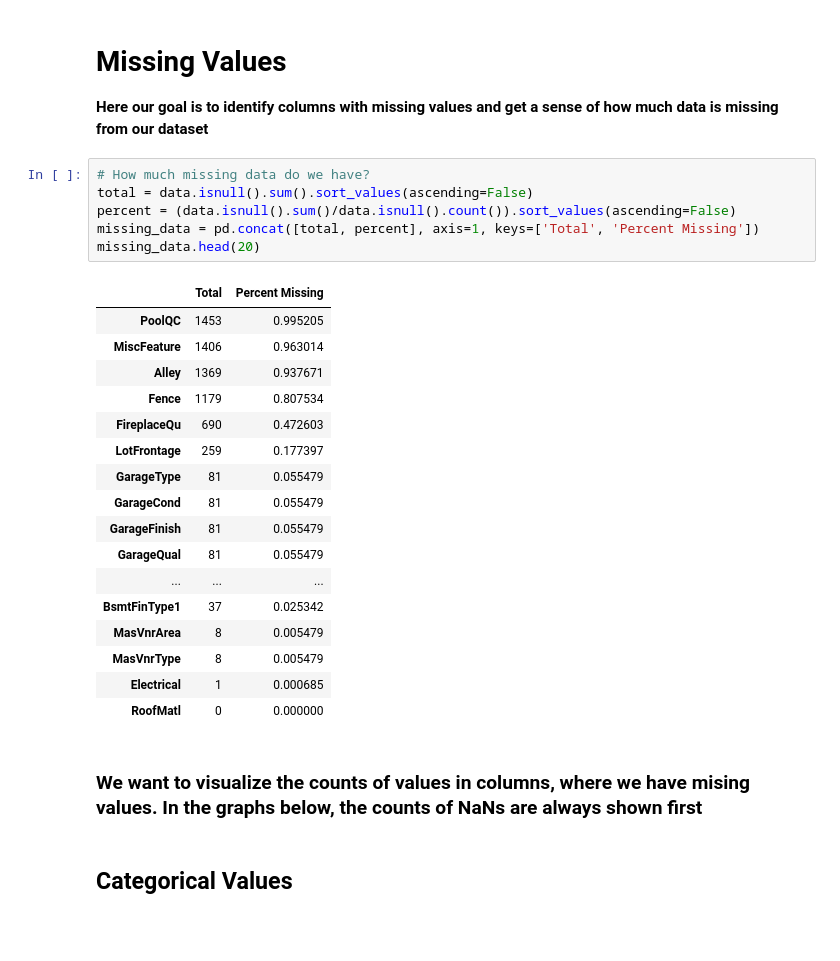
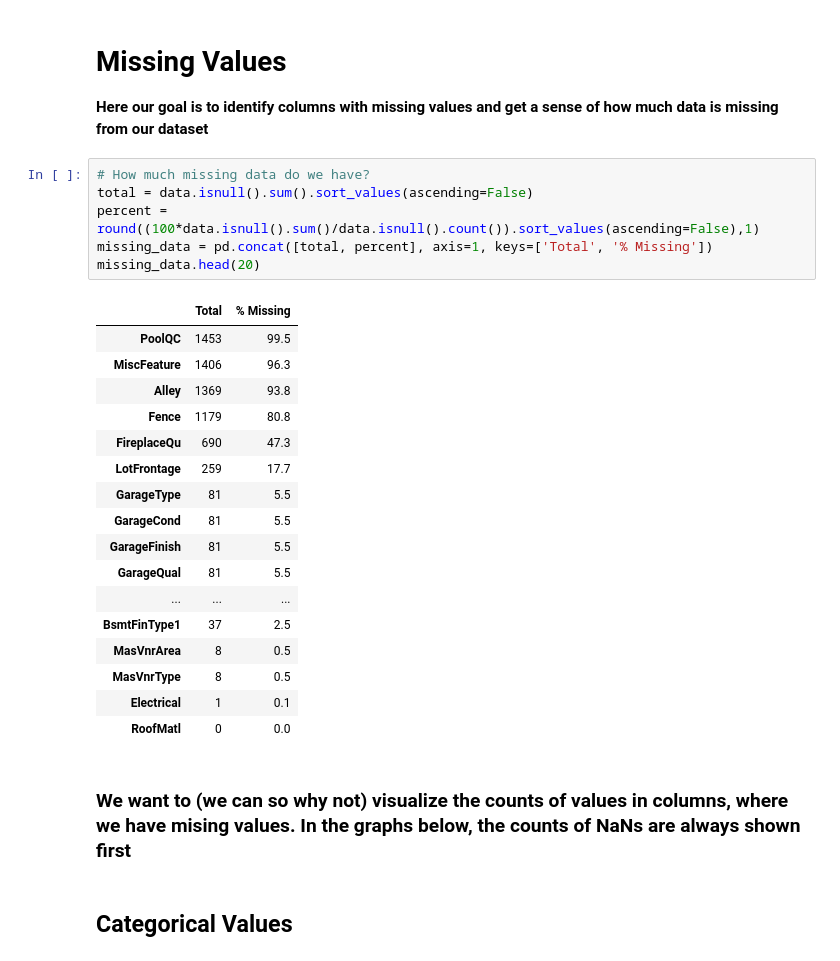
Before and after one commit to iulsko/for_Kaggle, a Jupyter notebook: Housing_vis.ipynb, the cells around one changed output. Cells and saved outputs as stored; diff of their text form; blank space fills up the shorter version.

```diff
--- a/Housing_vis.ipynb
+++ b/Housing_vis.ipynb
@@ -30,29 +43,29 @@ plt.legend()
 # %%
 # How much missing data do we have?
 total = data.isnull().sum().sort_values(ascending=False)
-percent = (data.isnull().sum()/data.isnull().count()).sort_values(ascending=False)
-missing_data = pd.concat([total, percent], axis=1, keys=['Total', 'Percent Missing'])
+percent = round((100*data.isnull().sum()/data.isnull().count()).sort_values(ascending=False),1)
+missing_data = pd.concat([total, percent], axis=1, keys=['Total', '% Missing'])
 missing_data.head(20)
 # %% [output]
-|  | Total | Percent Missing |
-| PoolQC | 1453 | 0.995205 |
-| MiscFeature | 1406 | 0.963014 |
-| Alley | 1369 | 0.937671 |
-| Fence | 1179 | 0.807534 |
-| FireplaceQu | 690 | 0.472603 |
-| LotFrontage | 259 | 0.177397 |
-| GarageType | 81 | 0.055479 |
-| GarageCond | 81 | 0.055479 |
-| GarageFinish | 81 | 0.055479 |
-| GarageQual | 81 | 0.055479 |
+|  | Total | % Missing |
+| PoolQC | 1453 | 99.5 |
+| MiscFeature | 1406 | 96.3 |
+| Alley | 1369 | 93.8 |
+| Fence | 1179 | 80.8 |
+| FireplaceQu | 690 | 47.3 |
+| LotFrontage | 259 | 17.7 |
+| GarageType | 81 | 5.5 |
+| GarageCond | 81 | 5.5 |
+| GarageFinish | 81 | 5.5 |
+| GarageQual | 81 | 5.5 |
 | ... | ... | ... |
-| BsmtFinType1 | 37 | 0.025342 |
-| MasVnrArea | 8 | 0.005479 |
-| MasVnrType | 8 | 0.005479 |
-| Electrical | 1 | 0.000685 |
-| RoofMatl | 0 | 0.000000 |
+| BsmtFinType1 | 37 | 2.5 |
+| MasVnrArea | 8 | 0.5 |
+| MasVnrType | 8 | 0.5 |
+| Electrical | 1 | 0.1 |
+| RoofMatl | 0 | 0.0 |
 # %% [markdown]
-### We want to visualize the counts of values in columns, where we have mising values. In the graphs below, the counts of NaNs are always shown first
+### We want to (we can so why not) visualize the counts of values in columns, where we have mising values. In the graphs below, the counts of NaNs are always shown first
 # %% [markdown]
 ## Categorical Values
 # %%
```
Also changed, not shown: parts of 60 cells of this notebook, 1 other file.
